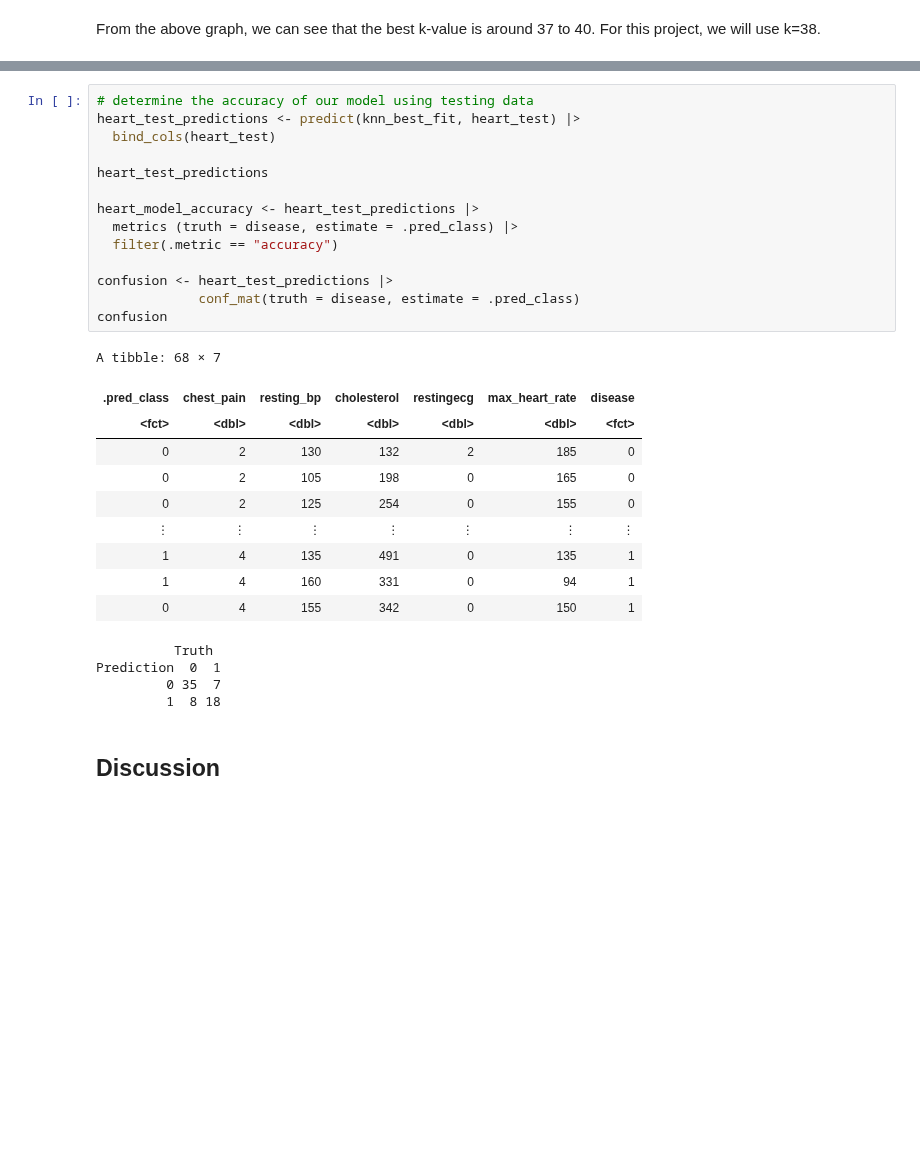
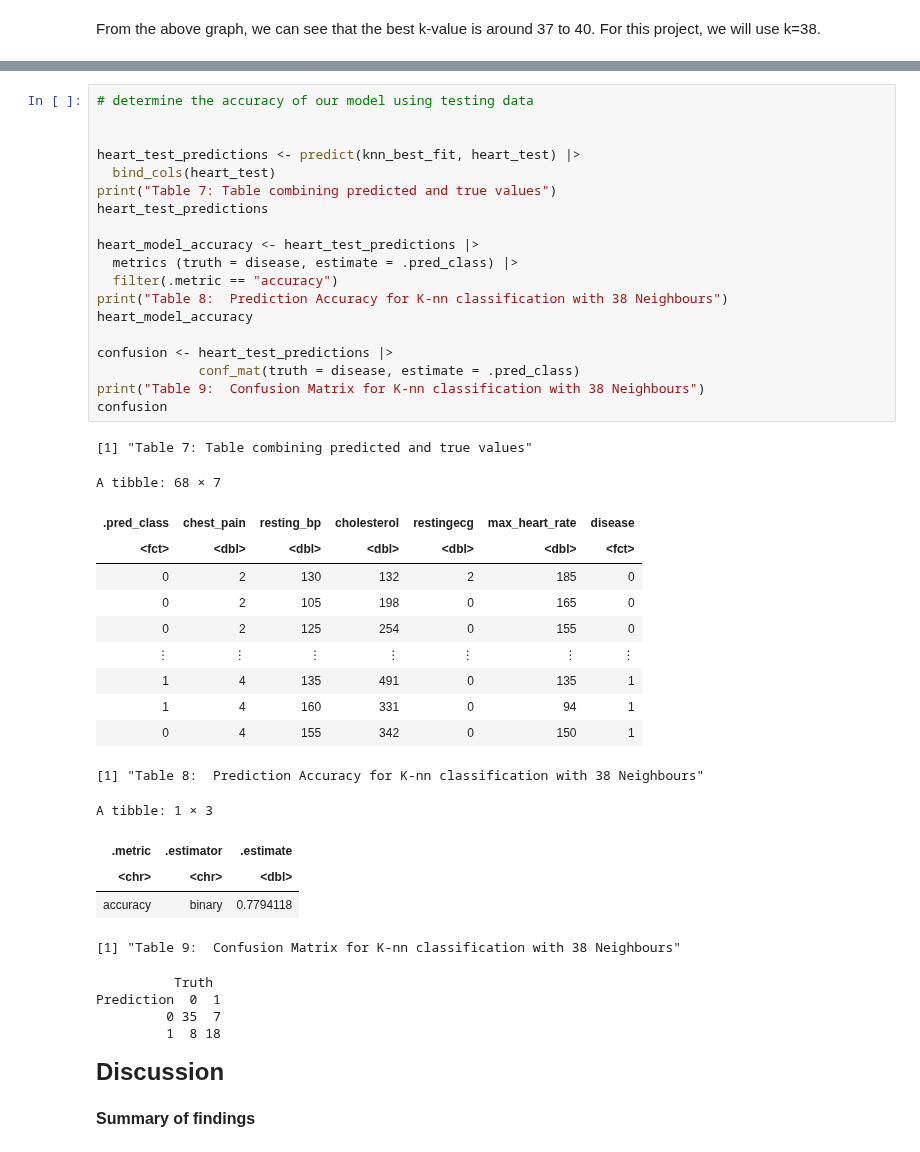
Before and after one commit to drew-gnaw/DSCI100-G81, a Jupyter notebook: Final Report.ipynb, the cells around one changed output, grey strips where cells are left out. Saved outputs shown, nothing was run; the diff lists cells and outputs as text; blank space fills up the shorter version.

Commit message:
discussion

```diff
--- a/Final Report.ipynb
+++ b/Final Report.ipynb
@@ -243,32 +306,46 @@ Best kernel: rectangular
 Best k: 38
 # %%
 # determine the accuracy of our model using testing data
+
+
 heart_test_predictions <- predict(knn_best_fit, heart_test) |>
   bind_cols(heart_test)
-
+print("Table 7: Table combining predicted and true values")
 heart_test_predictions
 
 heart_model_accuracy <- heart_test_predictions |>
   metrics (truth = disease, estimate = .pred_class) |>
   filter(.metric == "accuracy")
+print("Table 8:  Prediction Accuracy for K-nn classification with 38 Neighbours")
+heart_model_accuracy
 
 confusion <- heart_test_predictions |>
              conf_mat(truth = disease, estimate = .pred_class)
+print("Table 9:  Confusion Matrix for K-nn classification with 38 Neighbours")
 confusion
 # %% [output]
-A tibble: 68 × 7
+[1] "Table 7: Table combining predicted and true values"
+A tibble: 68 × 7
 | .pred_class | chest_pain | resting_bp | cholesterol | restingecg | max_heart_rate | disease |
 | <fct> | <dbl> | <dbl> | <dbl> | <dbl> | <dbl> | <fct> |
 | 0 | 2 | 130 | 132 | 2 | 185 | 0 |
 | 0 | 2 | 105 | 198 | 0 | 165 | 0 |
 | 0 | 2 | 125 | 254 | 0 | 155 | 0 |
 | ⋮ | ⋮ | ⋮ | ⋮ | ⋮ | ⋮ | ⋮ |
 | 1 | 4 | 135 | 491 | 0 | 135 | 1 |
 | 1 | 4 | 160 | 331 | 0 | 94 | 1 |
 | 0 | 4 | 155 | 342 | 0 | 150 | 1 |
-          Truth
-Prediction  0  1
-         0 35  7
-         1  8 18
+[1] "Table 8:  Prediction Accuracy for K-nn classification with 38 Neighbours"
+A tibble: 1 × 3
+| .metric | .estimator | .estimate |
+| <chr> | <chr> | <dbl> |
+| accuracy | binary | 0.7794118 |
+[1] "Table 9:  Confusion Matrix for K-nn classification with 38 Neighbours"
+          Truth
+Prediction  0  1
+         0 35  7
+         1  8 18
 # %% [markdown]
-## Discussion
+<font size="5">**Discussion**</font>
+# %% [markdown]
+<font size="3">**Summary of findings**</font>
```
Also changed, not shown: parts of 17 cells of this notebook.
